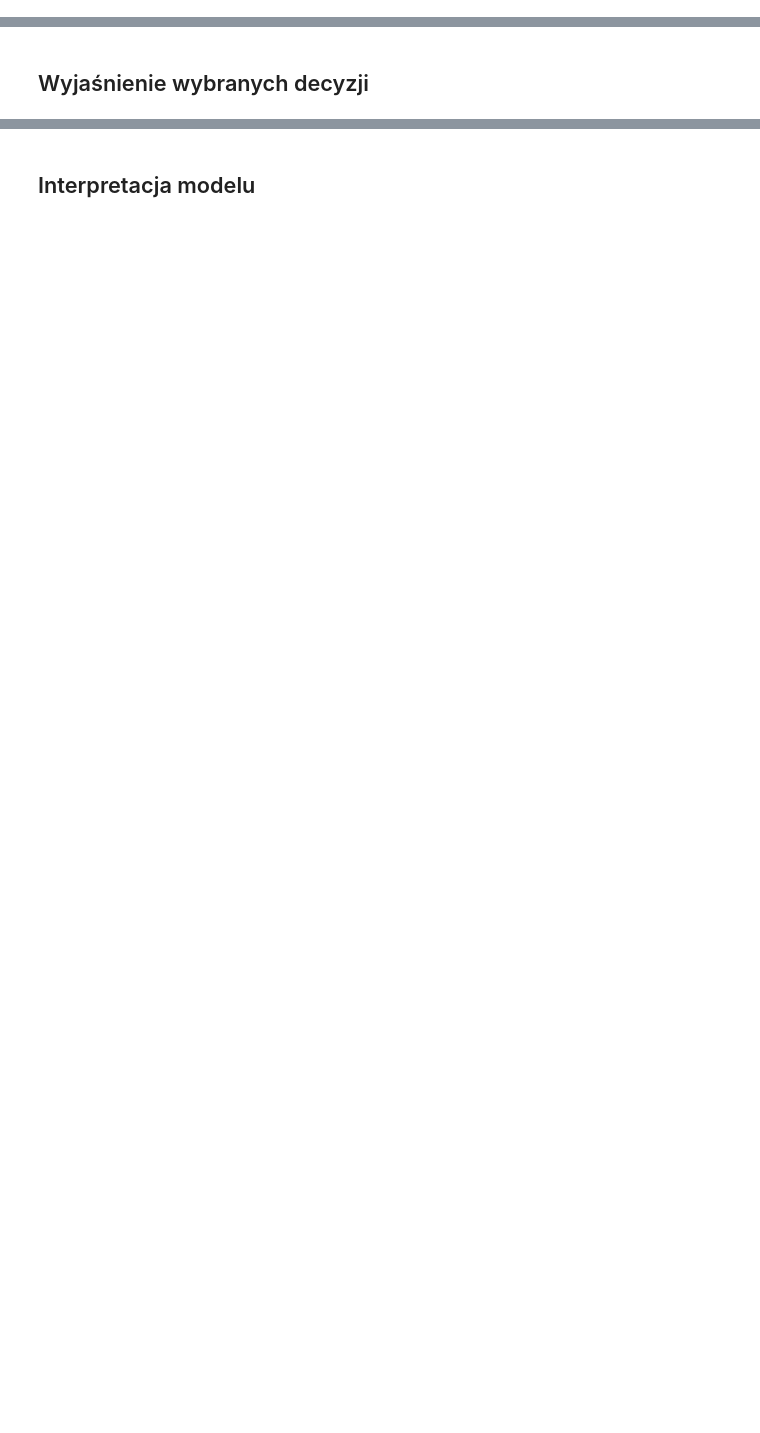
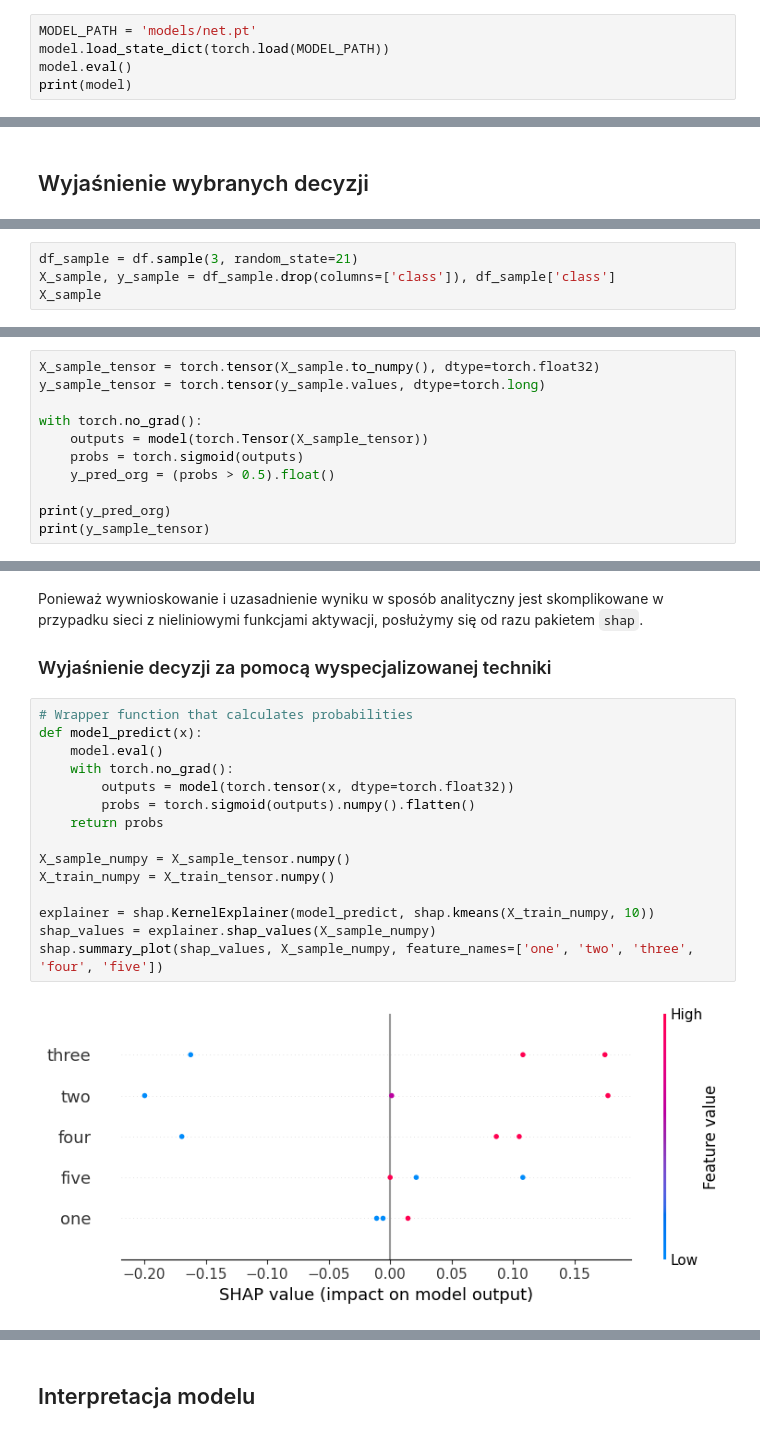
Before and after one commit to anras5/iswd, a Jupyter notebook: src/PREFERENCE-LEARNING/preference_learning.ipynb, the cells around one changed output, grey strips where cells are left out. Cells and saved outputs as stored; diff of their text form; blank space fills up the shorter version.

```diff
--- a/src/PREFERENCE-LEARNING/preference_learning.ipynb
+++ b/src/PREFERENCE-LEARNING/preference_learning.ipynb
@@ -593,0 +605,5 @@ Accuracy of the model on the test set: 80.72%
+# %%
+MODEL_PATH = 'models/net.pt'
+model.load_state_dict(torch.load(MODEL_PATH))
+model.eval()
+print(model)
@@ -595,0 +626,4 @@ Accuracy of the model on the test set: 80.72%
+# %%
+df_sample = df.sample(3, random_state=21)
+X_sample, y_sample = df_sample.drop(columns=['class']), df_sample['class']
+X_sample
@@ -595,0 +637,11 @@ Accuracy of the model on the test set: 80.72%
+# %%
+X_sample_tensor = torch.tensor(X_sample.to_numpy(), dtype=torch.float32)
+y_sample_tensor = torch.tensor(y_sample.values, dtype=torch.long)
+
+with torch.no_grad():
+    outputs = model(torch.Tensor(X_sample_tensor))
+    probs = torch.sigmoid(outputs)
+    y_pred_org = (probs > 0.5).float()
+
+print(y_pred_org)
+print(y_sample_tensor)
@@ -595,0 +653,21 @@ Accuracy of the model on the test set: 80.72%
+# %% [markdown]
+Ponieważ wywnioskowanie i uzasadnienie wyniku w sposób analityczny jest skomplikowane w przypadku sieci z nieliniowymi funkcjami aktywacji, posłużymy się od razu pakietem `shap`.
+
+### Wyjaśnienie decyzji za pomocą wyspecjalizowanej techniki
+# %%
+# Wrapper function that calculates probabilities
+def model_predict(x):
+    model.eval()
+    with torch.no_grad():
+        outputs = model(torch.tensor(x, dtype=torch.float32))
+        probs = torch.sigmoid(outputs).numpy().flatten()
+    return probs
+
+X_sample_numpy = X_sample_tensor.numpy()
+X_train_numpy = X_train_tensor.numpy()
+
+explainer = shap.KernelExplainer(model_predict, shap.kmeans(X_train_numpy, 10))
+shap_values = explainer.shap_values(X_sample_numpy)
+shap.summary_plot(shap_values, X_sample_numpy, feature_names=['one', 'two', 'three', 'four', 'five'])
+# %% [output]
+[figure, added]
```
Also changed, not shown: parts of 35 cells of this notebook, 3 other files.
